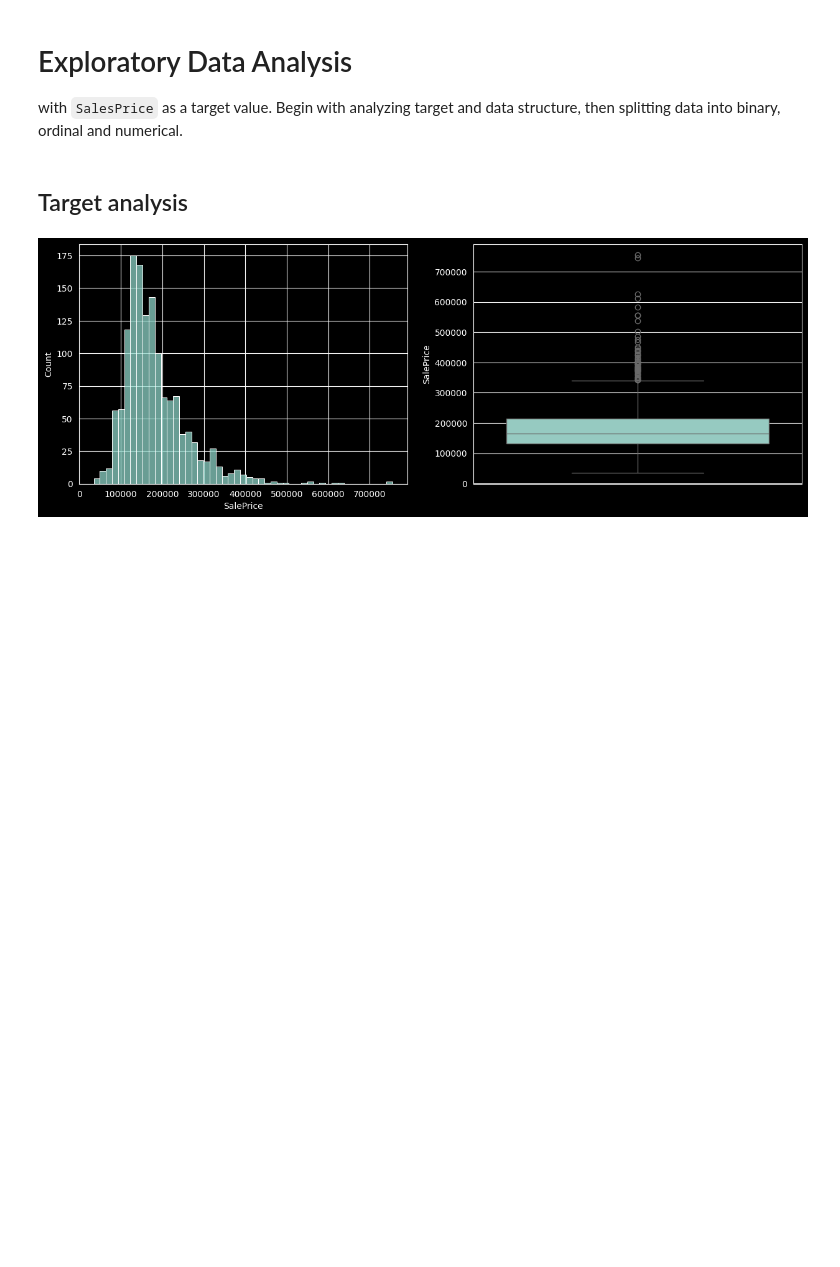
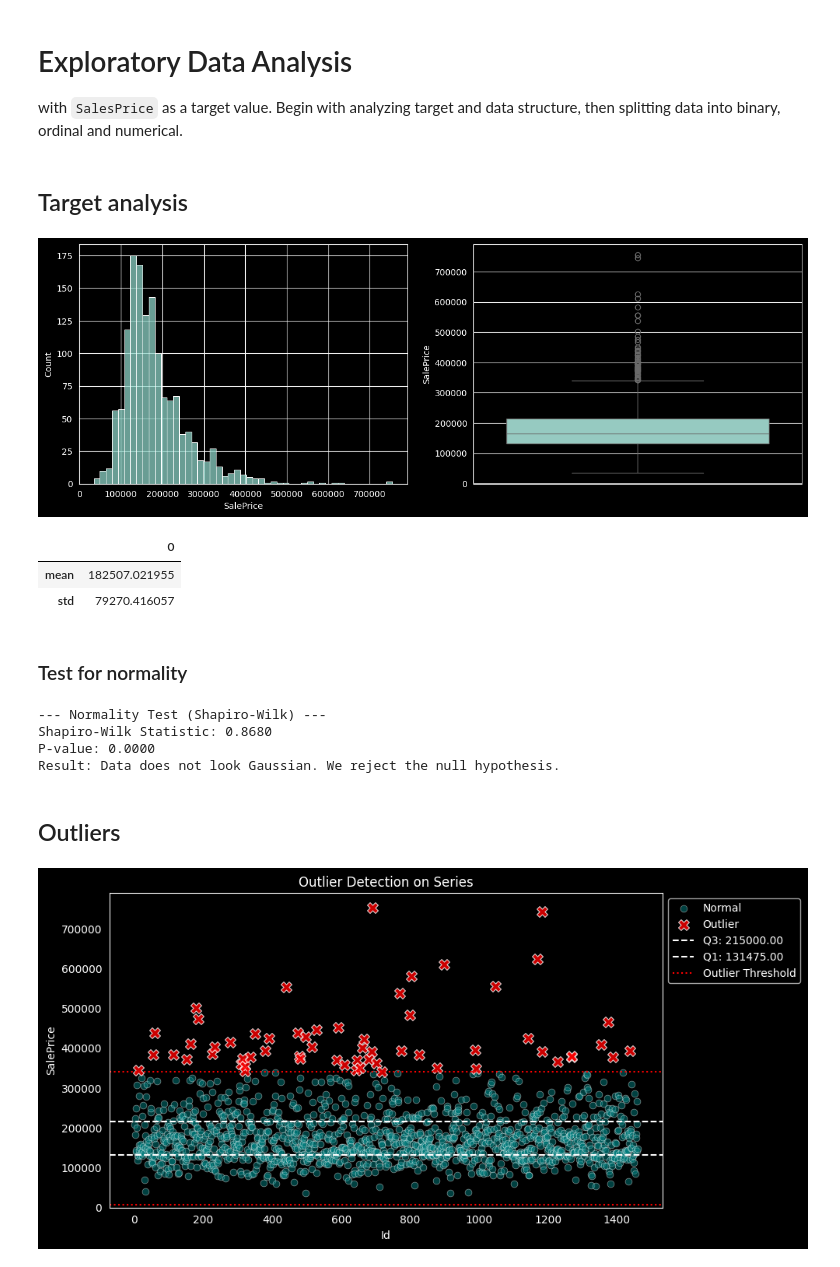
Before and after one commit to xXKeNdAmAmAsTeRXx/House_Prices_project, a Jupyter notebook: 3_EDA_intro.ipynb, the cells around one changed output. Cells and saved outputs as stored; diff of their text form; code cells hidden in the pictures; blank space fills up the shorter version.

Commit message:
analyze number of outliers and data IQR

```diff
--- a/3_EDA_intro.ipynb
+++ b/3_EDA_intro.ipynb
@@ -41,5 +41,82 @@ sns.histplot(target,ax=ax[0])
 sns.boxplot(target,ax=ax[1])
 
 plt.show()
+
+target_info = pd.DataFrame.from_dict({"mean": target.mean(), "std": target.std()}, orient='index')
+target_info
 # %% [output]
 [figure]
+|  | 0 |
+| mean | 182507.021955 |
+| std | 79270.416057 |
+# %% [markdown]
+### Test for normality
+# %%
+from scipy import stats
+
+print("--- Normality Test (Shapiro-Wilk) ---")
+# The Shapiro-Wilk test is the standard for checking normality.
+# Null Hypothesis (H0): The data is normally distributed.
+shapiro_stat, shapiro_p = stats.shapiro(target)
+
+print(f"Shapiro-Wilk Statistic: {shapiro_stat:.4f}")
+print(f"P-value: {shapiro_p:.4f}")
+
+if shapiro_p > 0.05:
+    print("Result: Data looks Gaussian (Normal). We fail to reject the null hypothesis.")
+else:
+    print("Result: Data does not look Gaussian. We reject the null hypothesis.")
+# %% [output]
+--- Normality Test (Shapiro-Wilk) ---
+Shapiro-Wilk Statistic: 0.8680
+P-value: 0.0000
+Result: Data does not look Gaussian. We reject the null hypothesis.
+# %% [markdown]
+## Outliers
+# %%
+import numpy as np
+import pandas as pd
+import matplotlib.pyplot as plt
+import seaborn as sns
+
+# Assuming 'target' is your pandas Series
+# target = pd.Series(...)
+
+# 1. Calculate IQR and Bounds
+q1 = target.quantile(0.25)
+q3 = target.quantile(0.75)
+iqr = q3 - q1
+
+upper_bound = q3 + (1.5 * iqr)
+lower_bound = q1 - (1.5 * iqr)
+
+
+is_outlier = (target > upper_bound) | (target < lower_bound)
+
+
+fig, ax = plt.subplots(figsize=(10, 5))
+
+
+sns.scatterplot(x=target[~is_outlier].index,
+                y=target[~is_outlier],
+                ax=ax, label="Normal", color='teal', s=40, alpha=0.5)
+
+
+sns.scatterplot(x=target[is_outlier].index,
+                y=target[is_outlier],
+                ax=ax, label="Outlier", color='red', marker='X', s=100, alpha=0.8)
+
+
+ax.axhline(q3, color='white', linestyle='--', alpha=1, label=f'Q3: {q3:.2f}')
+ax.axhline(q1, color='white', linestyle='--', alpha=1, label=f'Q1: {q1:.2f}')
+ax.axhline(upper_bound, color='red', linestyle=':', alpha=1, label='Outlier Threshold')
+ax.axhline(lower_bound, color='red', linestyle=':', alpha=1)
+
+# Formatting
+ax.set_title("Outlier Detection on Series")
+ax.legend(bbox_to_anchor=(1.0, 1.0))
+plt.tight_layout()
+ax.grid(False)
+plt.show()
+# %% [output]
+[figure, added]
```
Also changed, not shown: parts of 1 cell of this notebook.
